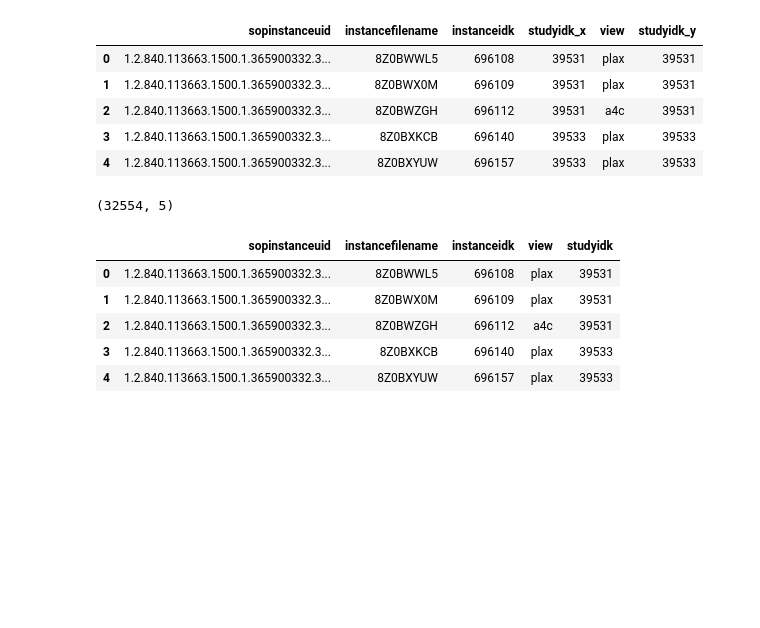
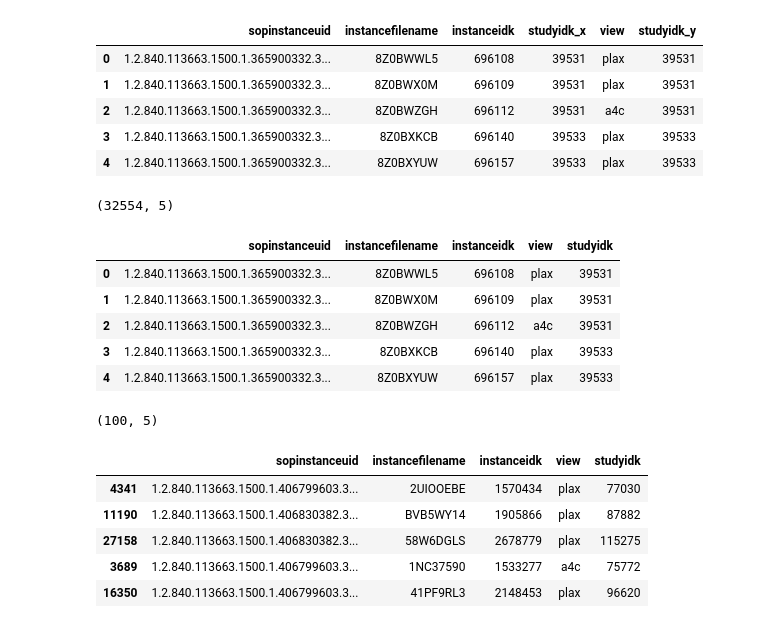
Before and after one commit to dssg/usal_echo_public, a Jupyter notebook: notebooks/20190717_DVV_build_m1_dataset.ipynb, the cells around one changed output. Cells and saved outputs as stored; diff of their text form; code cells hidden in the pictures; blank space fills up the shorter version.

Commit message:
added scrappy tables of 100 samples

```diff
--- a/notebooks/20190717_DVV_build_m1_dataset.ipynb
+++ b/notebooks/20190717_DVV_build_m1_dataset.ipynb
@@ -277,3 +281,18 @@ merge_df.head()
 | 2 | 1.2.840.113663.1500.1.365900332.3... | 8Z0BWZGH | 696112 | a4c | 39531 |
 | 3 | 1.2.840.113663.1500.1.365900332.3... | 8Z0BXKCB | 696140 | plax | 39533 |
 | 4 | 1.2.840.113663.1500.1.365900332.3... | 8Z0BXYUW | 696157 | plax | 39533 |
+# %%
+inst_lab_df = io_views.get_table('instances_with_labels')
+inst_oth_df = io_views.get_table('instances_labeled_other')
+# %%
+scrap_lab_df = inst_lab_df.sample(n=100)
+print(scrap_lab_df.shape)
+scrap_lab_df.head()
+# %% [output]
+(100, 5)
+|  | sopinstanceuid | instancefilename | instanceidk | view | studyidk |
+| 4341 | 1.2.840.113663.1500.1.406799603.3... | 2UIOOEBE | 1570434 | plax | 77030 |
+| 11190 | 1.2.840.113663.1500.1.406830382.3... | BVB5WY14 | 1905866 | plax | 87882 |
+| 27158 | 1.2.840.113663.1500.1.406830382.3... | 58W6DGLS | 2678779 | plax | 115275 |
+| 3689 | 1.2.840.113663.1500.1.406799603.3... | 1NC37590 | 1533277 | a4c | 75772 |
+| 16350 | 1.2.840.113663.1500.1.406799603.3... | 41PF9RL3 | 2148453 | plax | 96620 |
```
Also changed, not shown: parts of 14 cells of this notebook.
